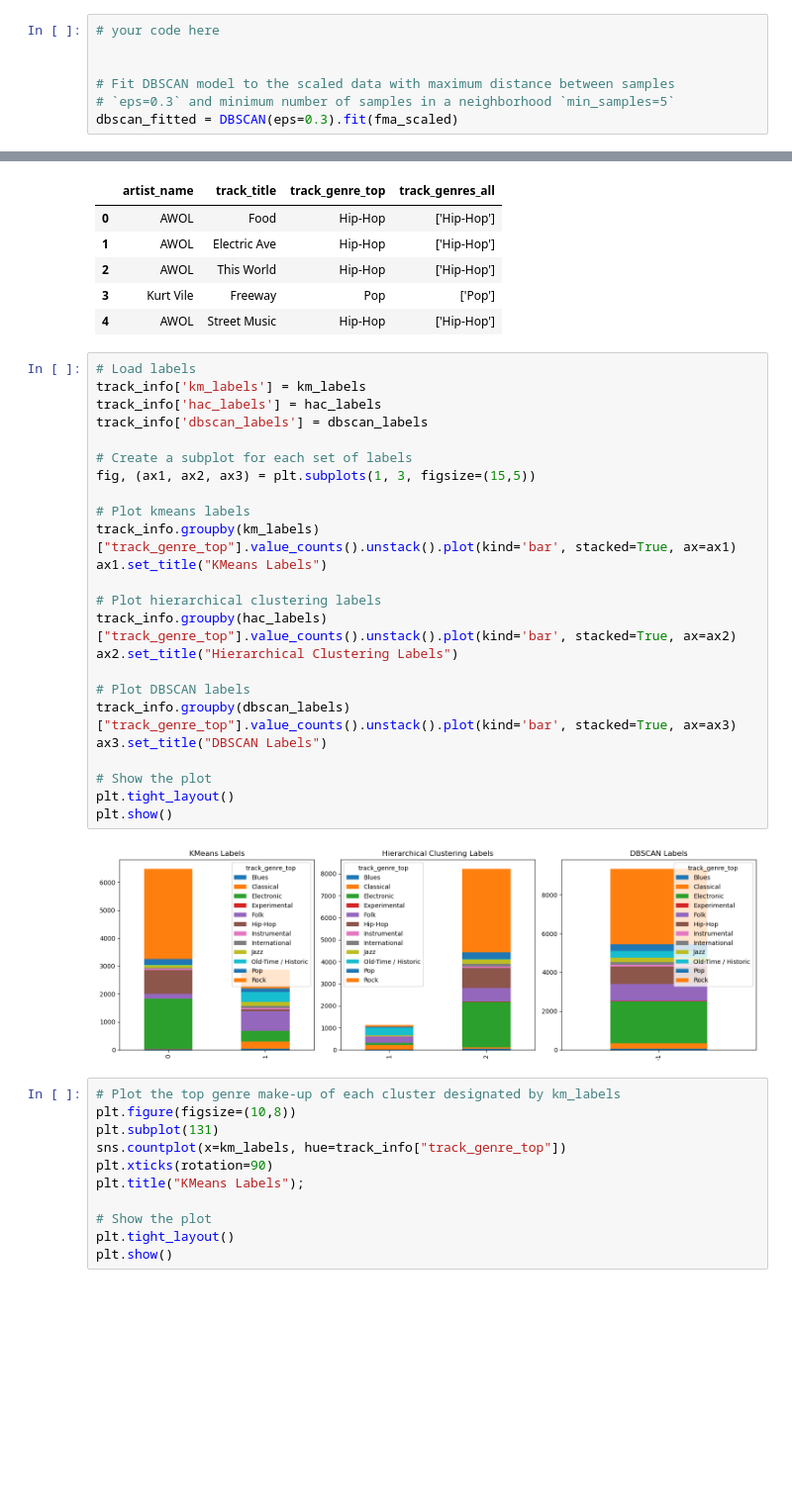
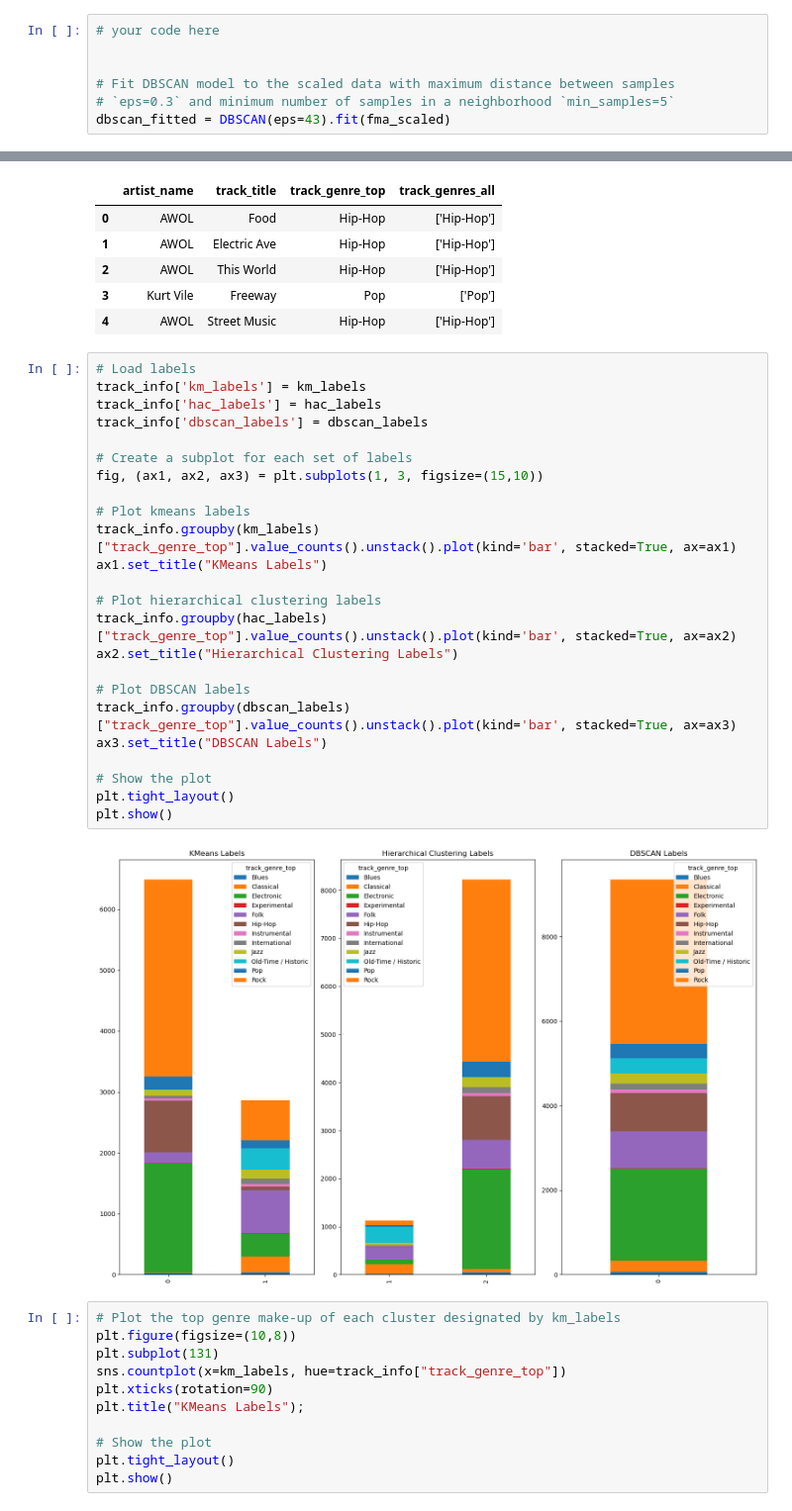
Before and after one commit to jamesliounis/Harvard-Deep-Learning, a Jupyter notebook: cs109b_hw1/cs109b_hw1.ipynb, the cells around one changed output, grey strips where cells are left out. Shown at 99% size. Drawn from its saved outputs; the diff is of its cells as text; blank space fills up the shorter version.

```diff
--- a/cs109b_hw1/cs109b_hw1.ipynb
+++ b/cs109b_hw1/cs109b_hw1.ipynb
@@ -685,7 +754,7 @@ plt.plot(distances);
 
 # Fit DBSCAN model to the scaled data with maximum distance between samples
 # `eps=0.3` and minimum number of samples in a neighborhood `min_samples=5`
-dbscan_fitted = DBSCAN(eps=0.3).fit(fma_scaled)
+dbscan_fitted = DBSCAN(eps=43).fit(fma_scaled)
 # %%
 # Access the labels_ attribute of the fitted DBSCAN model object:
 
@@ -748,29 +833,29 @@ track_info.head()
 # %%
 # Load labels
 track_info['km_labels'] = km_labels
 track_info['hac_labels'] = hac_labels
 track_info['dbscan_labels'] = dbscan_labels
 
 # Create a subplot for each set of labels
-fig, (ax1, ax2, ax3) = plt.subplots(1, 3, figsize=(15,5))
+fig, (ax1, ax2, ax3) = plt.subplots(1, 3, figsize=(15,10))
 
 # Plot kmeans labels
 track_info.groupby(km_labels)["track_genre_top"].value_counts().unstack().plot(kind='bar', stacked=True, ax=ax1)
 ax1.set_title("KMeans Labels")
 
 # Plot hierarchical clustering labels
 track_info.groupby(hac_labels)["track_genre_top"].value_counts().unstack().plot(kind='bar', stacked=True, ax=ax2)
 ax2.set_title("Hierarchical Clustering Labels")
 
 # Plot DBSCAN labels
 track_info.groupby(dbscan_labels)["track_genre_top"].value_counts().unstack().plot(kind='bar', stacked=True, ax=ax3)
 ax3.set_title("DBSCAN Labels")
 
 # Show the plot
 plt.tight_layout()
 plt.show()
 # %% [output]
-[figure, old version]
+[figure, new version]
 # %%
 # Plot the top genre make-up of each cluster designated by km_labels
 plt.figure(figsize=(10,8))
```
Also changed, not shown: parts of 22 cells of this notebook.
